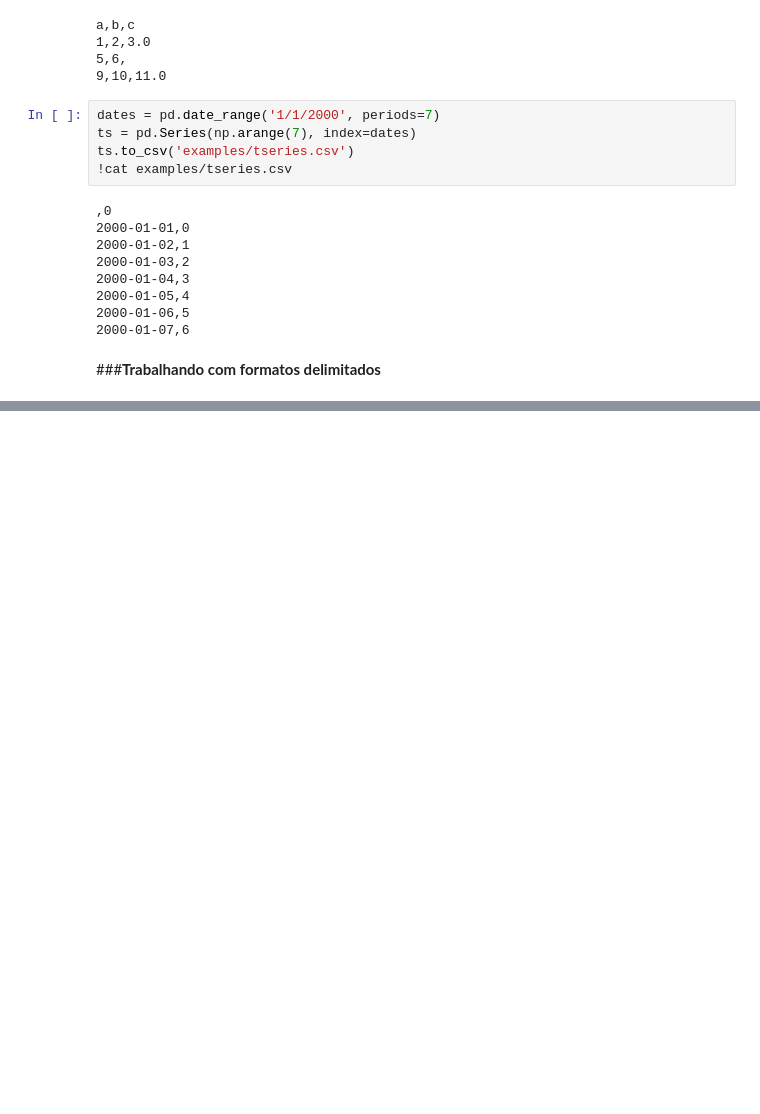
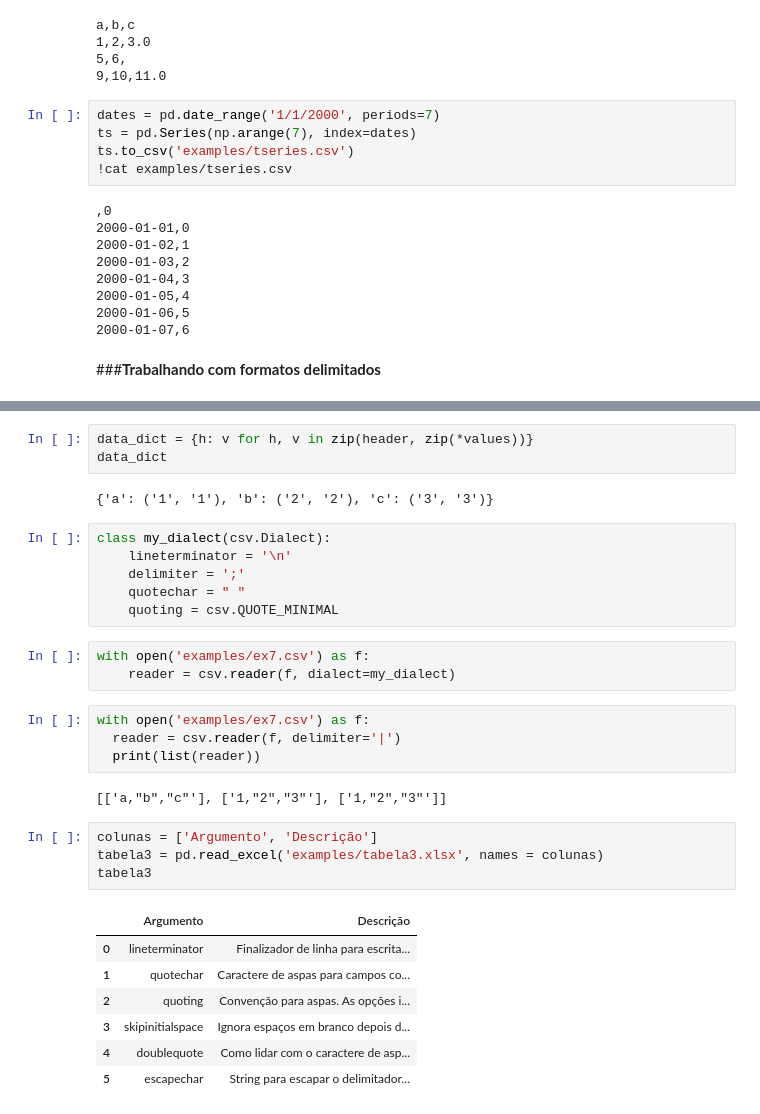
Before and after one commit to M-I-N1985/python_para_analise_de_dados_wes_mckinney, a Jupyter notebook: capitulo_6_wes_mckinney.ipynb, the cells around one changed output, grey strips where cells are left out. Saved outputs shown, nothing was run; the diff lists cells and outputs as text; blank space fills up the shorter version.

```diff
--- a/capitulo_6_wes_mckinney.ipynb
+++ b/capitulo_6_wes_mckinney.ipynb
@@ -284,0 +319,32 @@ ts.to_csv('examples/tseries.csv')
+# %%
+data_dict = {h: v for h, v in zip(header, zip(*values))}
+data_dict
+# %% [output]
+{'a': ('1', '1'), 'b': ('2', '2'), 'c': ('3', '3')}
+# %%
+class my_dialect(csv.Dialect):
+    lineterminator = '\n'
+    delimiter = ';'
+    quotechar = " "
+    quoting = csv.QUOTE_MINIMAL
+# %%
+with open('examples/ex7.csv') as f:
+    reader = csv.reader(f, dialect=my_dialect)
+# %%
+with open('examples/ex7.csv') as f:
+  reader = csv.reader(f, delimiter='|')
+  print(list(reader))
+# %% [output]
+[['a,"b","c"'], ['1,"2","3"'], ['1,"2","3"']]
+# %%
+colunas = ['Argumento', 'Descrição']
+tabela3 = pd.read_excel('examples/tabela3.xlsx', names = colunas)
+tabela3
+# %% [output]
+|  | Argumento | Descrição |
+| 0 | lineterminator | Finalizador de linha para escrita... |
+| 1 | quotechar | Caractere de aspas para campos co... |
+| 2 | quoting | Convenção para aspas. As opções i... |
+| 3 | skipinitialspace | Ignora espaços em branco depois d... |
+| 4 | doublequote | Como lidar com o caractere de asp... |
+| 5 | escapechar | String para escapar o delimitador... |
```
Also changed, not shown: parts of 36 cells of this notebook.
